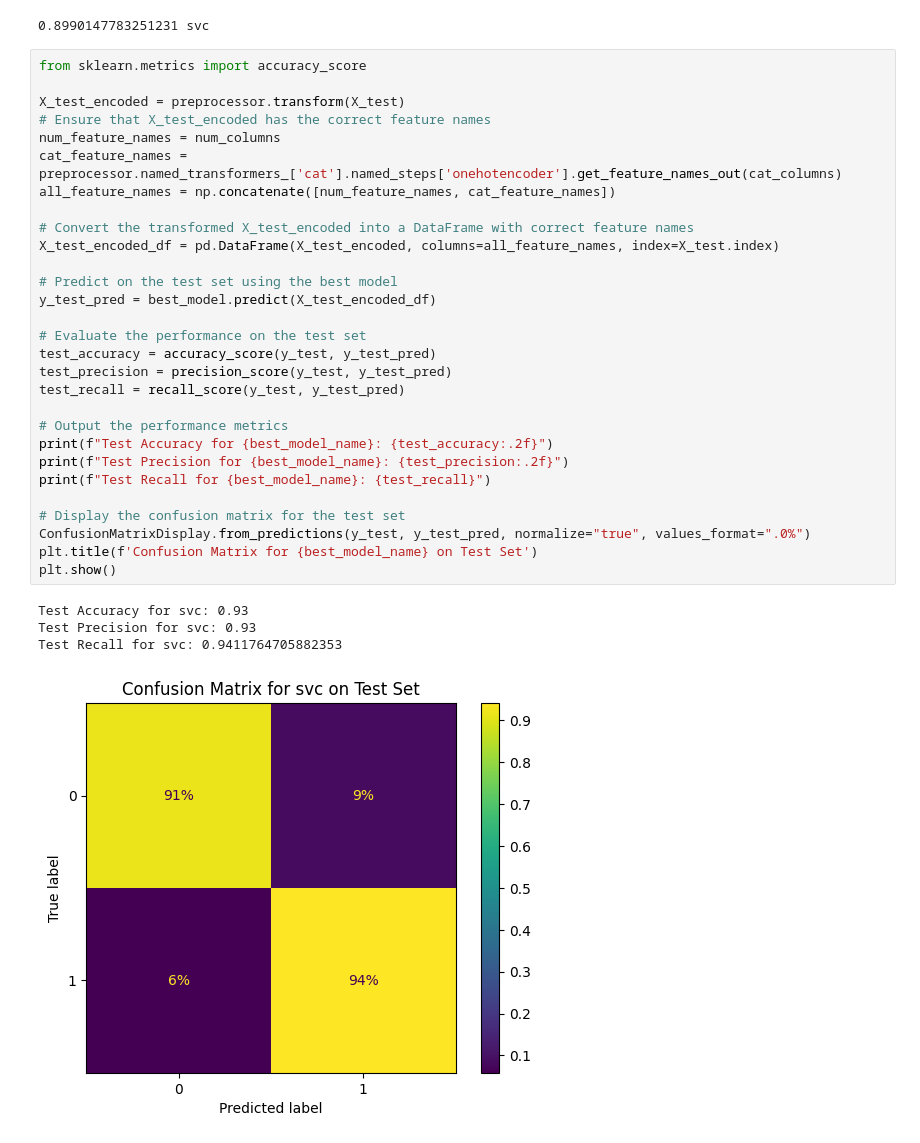
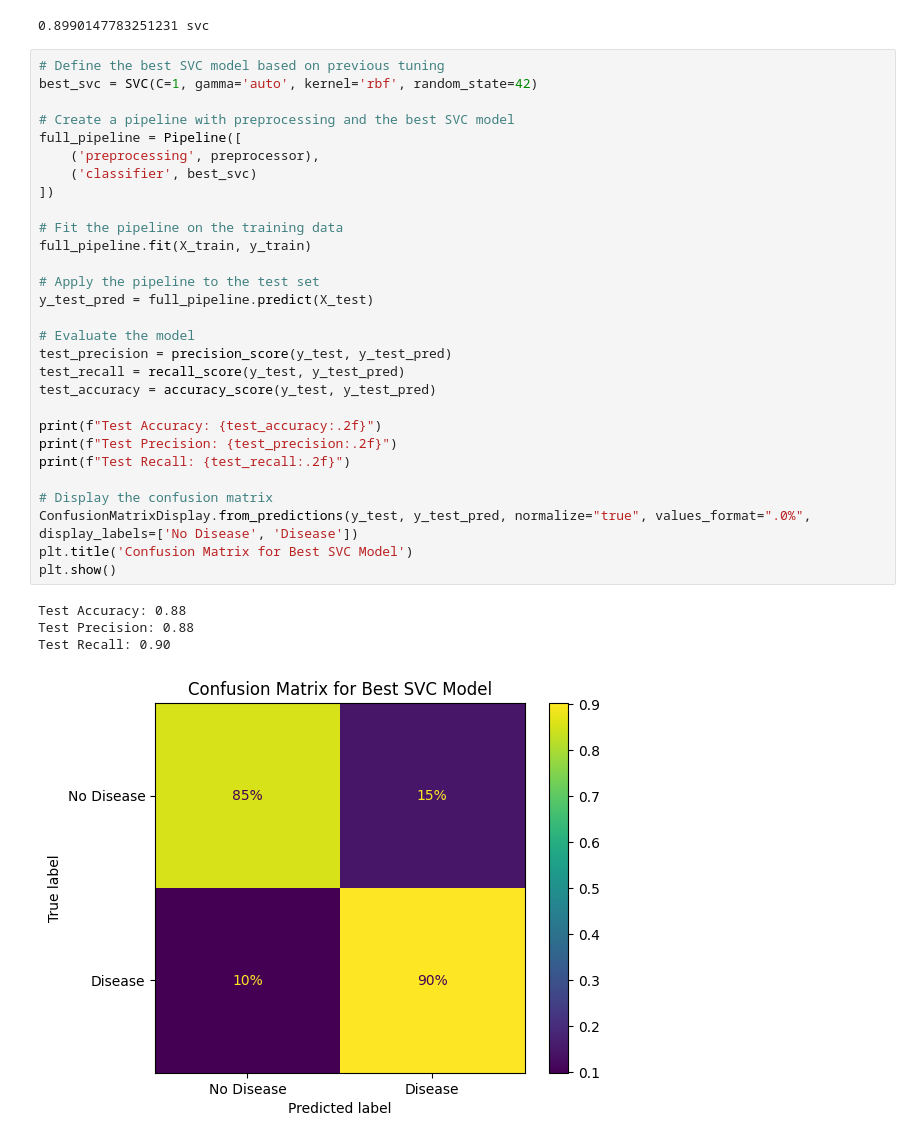
Before and after one commit to MorawoLekanDavid/ML_projects, a Jupyter notebook: heartDisease.ipynb, the cells around one changed output. Cells and saved outputs as stored; diff of their text form.

```diff
--- a/heartDisease.ipynb
+++ b/heartDisease.ipynb
@@ -405,37 +433,37 @@ best_recall = model_recall_scores[best_model_name]
 print(best_recall,best_model_name)
 # %% [output]
 0.8990147783251231 svc
-# %%
-from sklearn.metrics import accuracy_score
-
-X_test_encoded = preprocessor.transform(X_test)
-# Ensure that X_test_encoded has the correct feature names
-num_feature_names = num_columns
-cat_feature_names = preprocessor.named_transformers_['cat'].named_steps['onehotencoder'].get_feature_names_out(cat_columns)
-all_feature_names = np.concatenate([num_feature_names, cat_feature_names])
-
-# Convert the transformed X_test_encoded into a DataFrame with correct feature names
-X_test_encoded_df = pd.DataFrame(X_test_encoded, columns=all_feature_names, index=X_test.index)
-
-# Predict on the test set using the best model
-y_test_pred = best_model.predict(X_test_encoded_df)
-
-# Evaluate the performance on the test set
-test_accuracy = accuracy_score(y_test, y_test_pred)
-test_precision = precision_score(y_test, y_test_pred)
-test_recall = recall_score(y_test, y_test_pred)
-
-# Output the performance metrics
-print(f"Test Accuracy for {best_model_name}: {test_accuracy:.2f}")
-print(f"Test Precision for {best_model_name}: {test_precision:.2f}")
-print(f"Test Recall for {best_model_name}: {test_recall}")
-
-# Display the confusion matrix for the test set
-ConfusionMatrixDisplay.from_predictions(y_test, y_test_pred, normalize="true", values_format=".0%")
-plt.title(f'Confusion Matrix for {best_model_name} on Test Set')
-plt.show()
-# %% [output]
-Test Accuracy for svc: 0.93
-Test Precision for svc: 0.93
-Test Recall for svc: 0.9411764705882353
-[figure, removed]
+# %%
+# Define the best SVC model based on previous tuning
+best_svc = SVC(C=1, gamma='auto', kernel='rbf', random_state=42)
+
+# Create a pipeline with preprocessing and the best SVC model
+full_pipeline = Pipeline([
+    ('preprocessing', preprocessor),
+    ('classifier', best_svc)
+])
+
+# Fit the pipeline on the training data
+full_pipeline.fit(X_train, y_train)
+
+# Apply the pipeline to the test set
+y_test_pred = full_pipeline.predict(X_test)
+
+# Evaluate the model
+test_precision = precision_score(y_test, y_test_pred)
+test_recall = recall_score(y_test, y_test_pred)
+test_accuracy = accuracy_score(y_test, y_test_pred)
+
+print(f"Test Accuracy: {test_accuracy:.2f}")
+print(f"Test Precision: {test_precision:.2f}")
+print(f"Test Recall: {test_recall:.2f}")
+
+# Display the confusion matrix
+ConfusionMatrixDisplay.from_predictions(y_test, y_test_pred, normalize="true", values_format=".0%", display_labels=['No Disease', 'Disease'])
+plt.title('Confusion Matrix for Best SVC Model')
+plt.show()
+# %% [output]
+Test Accuracy: 0.88
+Test Precision: 0.88
+Test Recall: 0.90
+[figure, added]
```
Also changed, not shown: parts of 5 cells of this notebook.
